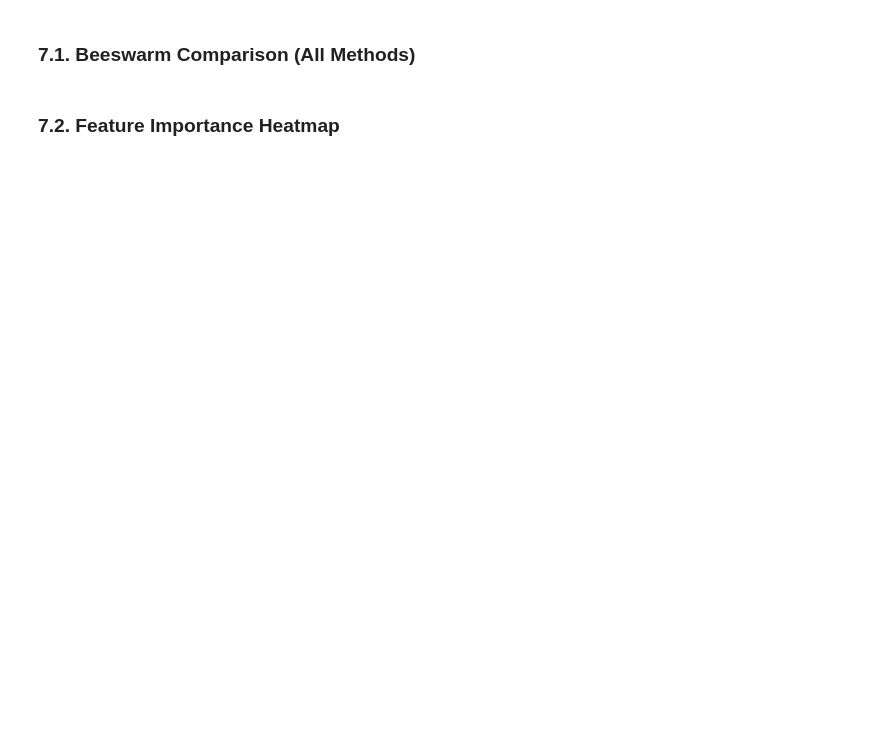
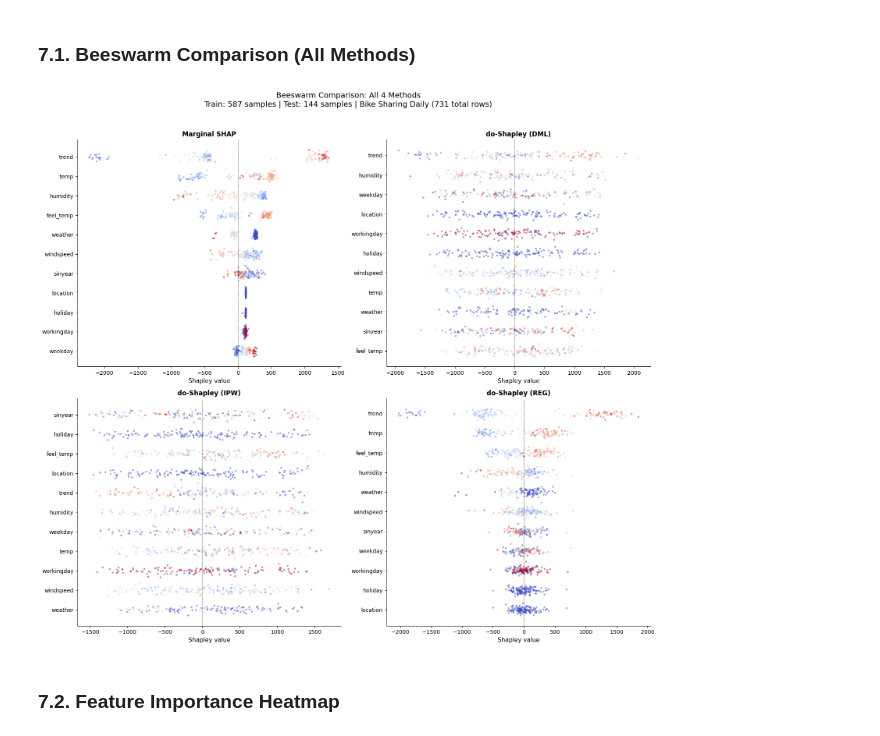
Before and after one commit to kakukuu/shapiq, a Jupyter notebook: docs/source/notebooks/causal_notebooks/do_causal_notebooks/do_shapley_demo.ipynb, the cells around one changed output. Cells and saved outputs as stored; diff of their text form; code cells hidden in the pictures; blank space fills up the shorter version.

```diff
--- a/docs/source/notebooks/causal_notebooks/do_causal_notebooks/do_shapley_demo.ipynb
+++ b/docs/source/notebooks/causal_notebooks/do_causal_notebooks/do_shapley_demo.ipynb
@@ -258,9 +258,6 @@ dag_edges = [
     (0, 6), (0, 7), (0, 8), (0, 9),  # trend → weather, temp, humidity, windspeed
     (3, 6), (3, 7), (3, 8), (3, 9),  # location → weather, temp, humidity, windspeed
 
-    # Season affects weather
-    (1, 6), (1, 7), (1, 8), (1, 9),  # sinyear → weather, temp, humidity, windspeed
-
     # Layer 2 → feel_temp
     (6, 10), (7, 10), (8, 10), (9, 10),  # weather, temp, humidity, windspeed → feel_temp
 ]
@@ -553,39 +569,41 @@ fig, axes = plt.subplots(2, 2, figsize=(16, 14))
 axes = axes.flatten()
 
 method_names = list(all_sv.keys())
-method_labels = ['Marginal SHAP', 'do-Shapley (DML) Γÿà', 'do-Shapley (IPW)', 'do-Shapley (REG)']
+method_labels = ['Marginal SHAP', 'do-Shapley (DML)', 'do-Shapley (IPW)', 'do-Shapley (REG)']
 
 for ax_idx, exp_name in enumerate(method_names):
     sv = all_sv[exp_name]
     ax = axes[ax_idx]
 
     # Feature importance order (by mean absolute value)
     importance = np.abs(sv).mean(axis=0)
     order = np.argsort(importance)[::-1]
 
     for i, f_idx in enumerate(order):
         fv = X_test[:, f_idx]
         fv_norm = (fv - fv.min()) / (fv.max() - fv.min() + 1e-10)
 
         y_jitter = np.random.normal(0, 0.12, len(sv)) + (len(feature_names) - 1 - i)
         ax.scatter(sv[:, f_idx], y_jitter, c=fv_norm, cmap='coolwarm',
                   alpha=0.4, s=6)
 
     ax.set_yticks(range(len(feature_names)))
     ax.set_yticklabels([feature_names[order[len(feature_names) - 1 - i]]
                         for i in range(len(feature_names))])
     ax.axvline(x=0, color='black', linewidth=0.5, linestyle='--')
     ax.set_xlabel('Shapley value', fontsize=11)
     ax.set_title(method_labels[ax_idx], fontsize=12, fontweight='bold')
     ax.spines['top'].set_visible(False)
     ax.spines['right'].set_visible(False)
 
 plt.suptitle('Beeswarm Comparison: All 4 Methods\n'
              f'Train: {len(train_idx)} samples | '
              f'Test: {len(test_idx)} samples | '
              f'Bike Sharing Daily ({len(x_data)} total rows)', fontsize=14, y=1.02)
 plt.tight_layout()
 plt.show()
+# %% [output]
+[figure, added]
 # %% [markdown]
 ### 7.2. Feature Importance Heatmap
 # %%
```
Also changed, not shown: parts of 16 cells of this notebook, 2 other files.
